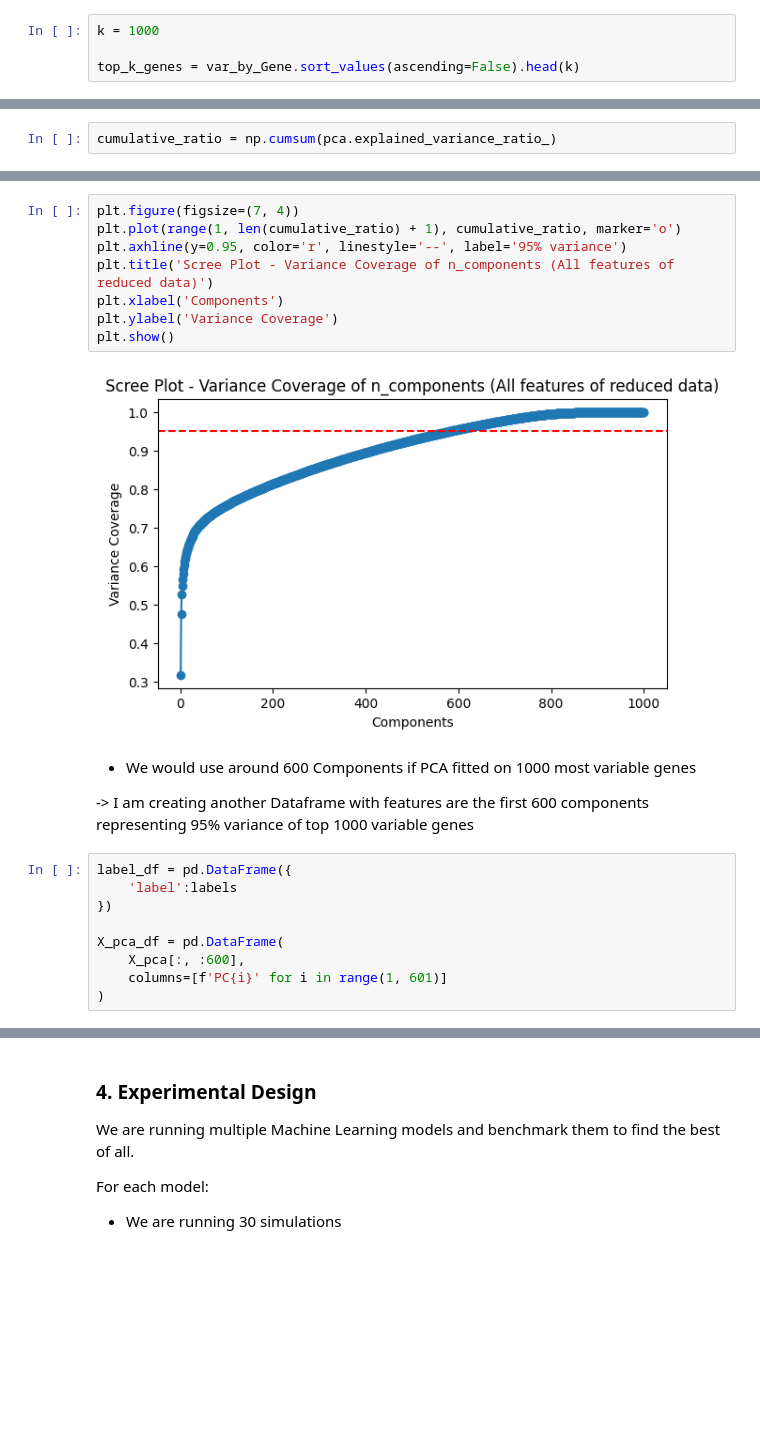
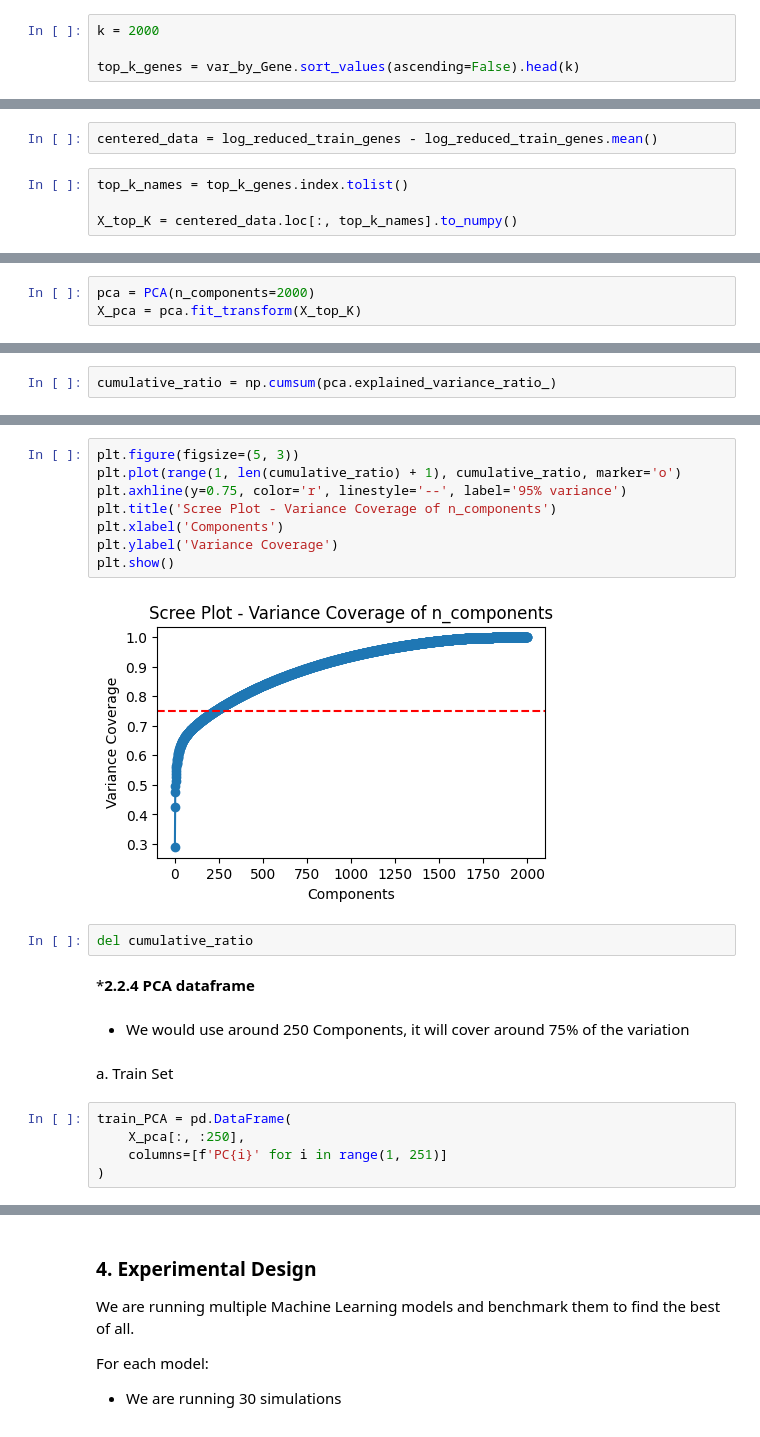
Before and after one commit to BillCoML/cell_anotation, a Jupyter notebook: data_processing.ipynb, the cells around one changed output, grey strips where cells are left out. Drawn from its saved outputs; the diff is of its cells as text; blank space fills up the shorter version.

```diff
--- a/data_processing.ipynb
+++ b/data_processing.ipynb
@@ -202,4 +252,4 @@ For each k, we will record % of variance explained by the first n components (wh
 # %%
-k = 1000
+k = 2000
 
 top_k_genes = var_by_Gene.sort_values(ascending=False).head(k)
@@ -216,0 +256,6 @@ X_pca = pca.fit_transform(X_top_K)
+# %%
+centered_data = log_reduced_train_genes - log_reduced_train_genes.mean()
+# %%
+top_k_names = top_k_genes.index.tolist()
+
+X_top_K = centered_data.loc[:, top_k_names].to_numpy()
@@ -216,0 +264,3 @@ X_pca = pca.fit_transform(X_top_K)
+# %%
+pca = PCA(n_components=2000)
+X_pca = pca.fit_transform(X_top_K)
@@ -243,23 +289,23 @@ pd.DataFrame({
 # %%
-plt.figure(figsize=(7, 4))
+plt.figure(figsize=(5, 3))
 plt.plot(range(1, len(cumulative_ratio) + 1), cumulative_ratio, marker='o')
-plt.axhline(y=0.95, color='r', linestyle='--', label='95% variance')
-plt.title('Scree Plot - Variance Coverage of n_components (All features of reduced data)')
+plt.axhline(y=0.75, color='r', linestyle='--', label='95% variance')
+plt.title('Scree Plot - Variance Coverage of n_components')
 plt.xlabel('Components')
 plt.ylabel('Variance Coverage')
 plt.show()
 # %% [output]
-[figure, old version]
+[figure, new version]
+# %%
+del cumulative_ratio
+# %% [markdown]
+***2.2.4 PCA dataframe**
 # %% [markdown]
-+ We would use around 600 Components if PCA fitted on 1000 most variable genes
-
--> I am creating another Dataframe with features are the first 600 components representing 95% variance of top 1000 variable genes
++ We would use around 250 Components, it will cover around 75% of the variation
+# %% [markdown]
+a. Train Set
 # %%
-label_df = pd.DataFrame({
-    'label':labels
-})
-
-X_pca_df = pd.DataFrame(
-    X_pca[:, :600],
-    columns=[f'PC{i}' for i in range(1, 601)]
+train_PCA = pd.DataFrame(
+    X_pca[:, :250],
+    columns=[f'PC{i}' for i in range(1, 251)]
 )
```
Also changed, not shown: parts of 114 cells of this notebook.
